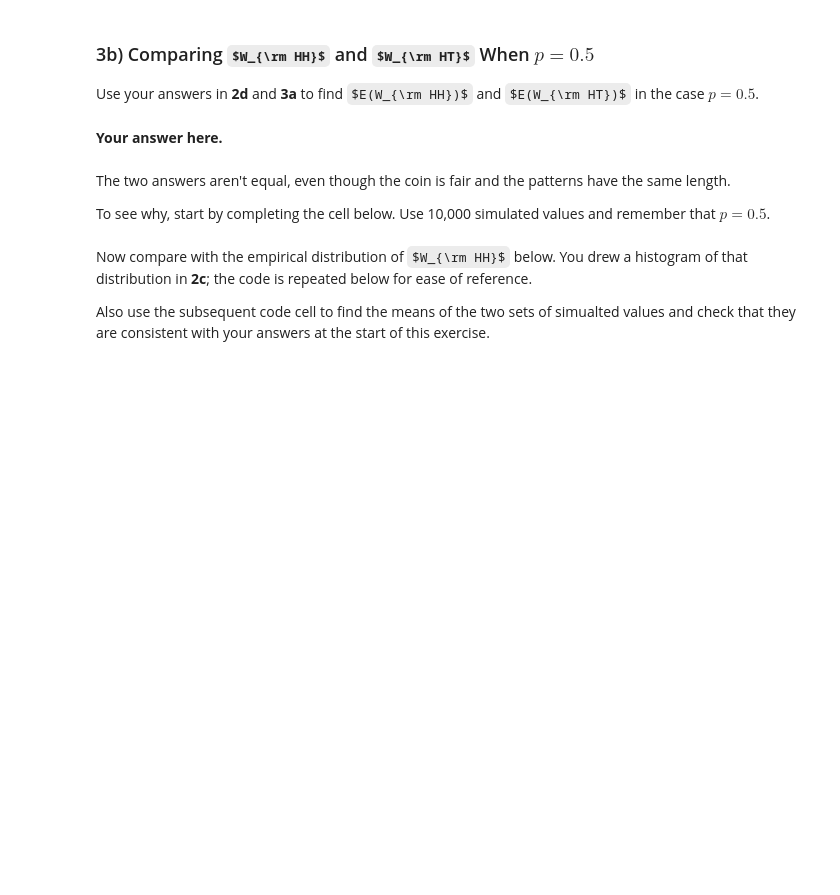
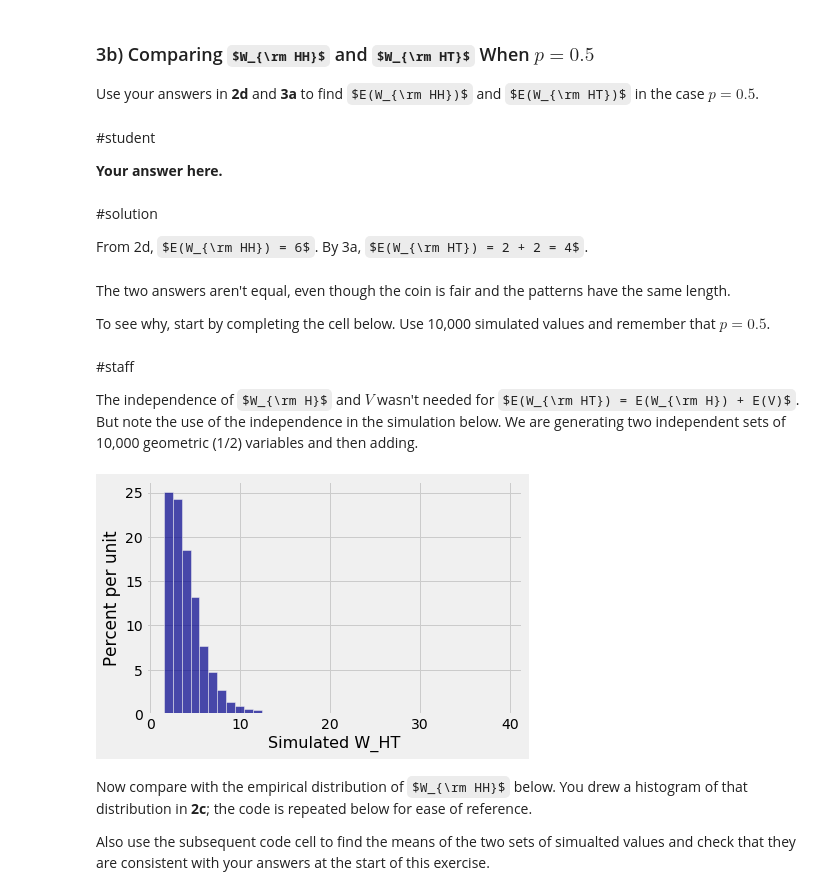
Before and after one commit to prob140/materials-fa21, a Jupyter notebook: lab/Lab_03.ipynb, the cells around one changed output. Saved outputs shown, nothing was run; the diff lists cells and outputs as text; code cells hidden in the pictures; some formulas as TeX source; blank space fills up the shorter version.

```diff
--- a/lab/Lab_03.ipynb
+++ b/lab/Lab_03.ipynb
@@ -458,10 +690,19 @@ Find $E(W_{\rm HT})$ in terms of $p$ and $q$.
 
 Use your answers in **2d** and **3a** to find $E(W_{\rm HH})$ and $E(W_{\rm HT})$ in the case $p = 0.5$.
 # %% [markdown]
+#student
 
 **Your answer here.**
+# %% [markdown]
+#solution
+
+From 2d, $E(W_{\rm HH}) = 6$. By 3a, $E(W_{\rm HT}) = 2 + 2 = 4$.
 # %% [markdown]
 The two answers aren't equal, even though the coin is fair and the patterns have the same length.
 
 To see why, start by completing the cell below. Use 10,000 simulated values and remember that $p = 0.5$.
+# %% [markdown]
+#staff
+
+The independence of $W_{\rm H}$ and $V$ wasn't needed for $E(W_{\rm HT}) = E(W_{\rm H}) + E(V)$. But note the use of the independence in the simulation below. We are generating two independent sets of 10,000 geometric (1/2) variables and then adding.
 # %%
@@ -470,6 +712,15 @@ To see why, start by completing the cell below. Use 10,000 simulated values and
 sim_W_HT = ...
 
 Table().with_column('Simulated W_HT', sim_W_HT).hist(bins = np.arange(1.5, 40.5))
+# %%
+#solution
+# Fair coin: Empirical histogram of W_HT based on 10,000 simulated values
+
+sim_W_HT = stats.geom.rvs(0.5, size = 10000) + stats.geom.rvs(0.5, size = 10000)
+
+Table().with_column('Simulated W_HT', sim_W_HT).hist(bins = np.arange(1.5, 40.5))
+# %% [output]
+[figure, added]
 # %% [markdown]
 Now compare with the empirical distribution of $W_{\rm HH}$ below. You drew a histogram of that distribution in **2c**; the code is repeated below for ease of reference.
 
```
Also changed, not shown: parts of 77 cells of this notebook.
